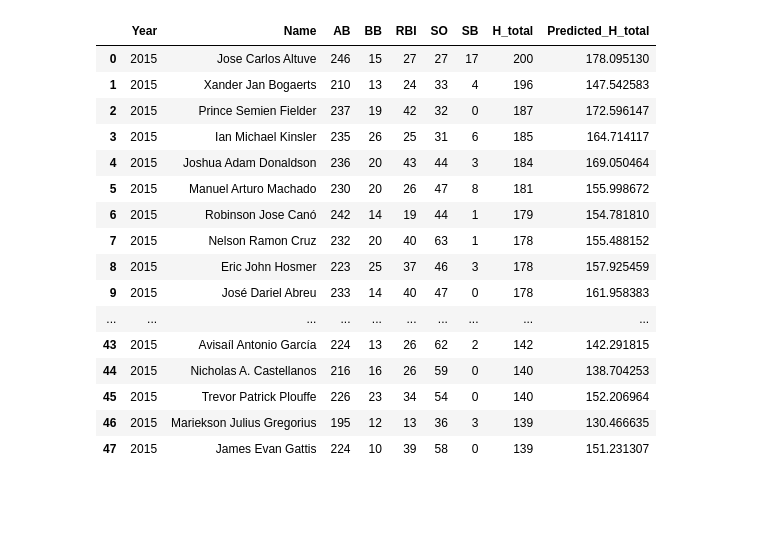
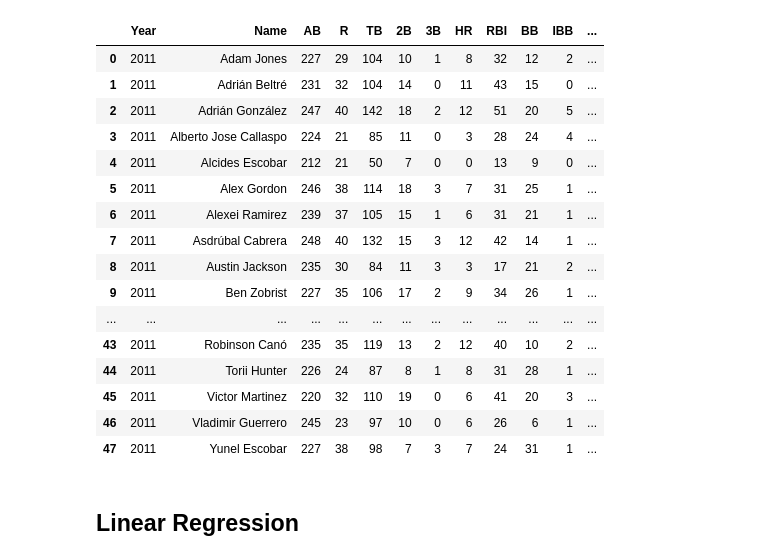
Before and after one commit to Ota1022/mlb-data-analysis, a Jupyter notebook: analysis_60games.ipynb, the cells around one changed output. Cells and saved outputs as stored; diff of their text form; code cells hidden in the pictures; blank space fills up the shorter version.

```diff
--- a/analysis_60games.ipynb
+++ b/analysis_60games.ipynb
@@ -35,10 +38,11 @@ american2015["Year"] = 2015
 # %%
-data_frames = [american2011, american2012, american2013, american2014, american2015]
+data_frames = [american2011, american2013, american2014, american2015, american2022, american2023]
+years = [2011, 2013, 2014, 2015, 2022, 2023]
 
 total_hits_all_years = pd.concat(data_frames).groupby(['Year', 'Name'])['H'].sum().reset_index()
 
 for i in range(len(data_frames)):
-    data_frames[i]["Year"] = 2011 + i
+    data_frames[i]["Year"] = years[i]
     data_frames[i]["Game_ID"] = data_frames[i].groupby(["Name"]).cumcount() + 1
     data_frames[i] = data_frames[i][
         data_frames[i]["Game_ID"] <= 60
@@ -46,11 +50,18 @@ for i in range(len(data_frames)):
 
     data_frames[i] = data_frames[i].groupby(['Year', 'Name']).agg({
         "AB": "sum",
+        "R": "sum",
         "H": "sum",
+        "TB": "sum",
+        "2B": "sum",
+        "3B": "sum",
+        "HR": "sum",
+        "RBI": "sum",
         "BB": "sum",
-        "RBI": "sum",
+        "IBB": "sum",
         "SO": "sum",
         "SB": "sum",
+        "CS": "sum",
     }).reset_index()
     data_frames[i] = data_frames[i].merge(total_hits_all_years, on=['Year', 'Name'], suffixes=('', '_total'))
     data_frames[i] = data_frames[i].drop(columns='H')
@@ -61,0 +75,20 @@ data_2015 = data_frames[4]
+# %%
+data_2011
+# %% [output]
+|  | Year | Name | AB | R | TB | 2B | 3B | HR | RBI | BB | IBB | ... |
+| 0 | 2011 | Adam Jones | 227 | 29 | 104 | 10 | 1 | 8 | 32 | 12 | 2 | ... |
+| 1 | 2011 | Adrián Beltré | 231 | 32 | 104 | 14 | 0 | 11 | 43 | 15 | 0 | ... |
+| 2 | 2011 | Adrián González | 247 | 40 | 142 | 18 | 2 | 12 | 51 | 20 | 5 | ... |
+| 3 | 2011 | Alberto Jose Callaspo | 224 | 21 | 85 | 11 | 0 | 3 | 28 | 24 | 4 | ... |
+| 4 | 2011 | Alcides Escobar | 212 | 21 | 50 | 7 | 0 | 0 | 13 | 9 | 0 | ... |
+| 5 | 2011 | Alex Gordon | 246 | 38 | 114 | 18 | 3 | 7 | 31 | 25 | 1 | ... |
+| 6 | 2011 | Alexei Ramirez | 239 | 37 | 105 | 15 | 1 | 6 | 31 | 21 | 1 | ... |
+| 7 | 2011 | Asdrúbal Cabrera | 248 | 40 | 132 | 15 | 3 | 12 | 42 | 14 | 1 | ... |
+| 8 | 2011 | Austin Jackson | 235 | 30 | 84 | 11 | 3 | 3 | 17 | 21 | 2 | ... |
+| 9 | 2011 | Ben Zobrist | 227 | 35 | 106 | 17 | 2 | 9 | 34 | 26 | 1 | ... |
+| ... | ... | ... | ... | ... | ... | ... | ... | ... | ... | ... | ... | ... |
+| 43 | 2011 | Robinson Canó | 235 | 35 | 119 | 13 | 2 | 12 | 40 | 10 | 2 | ... |
+| 44 | 2011 | Torii Hunter | 226 | 24 | 87 | 8 | 1 | 8 | 31 | 28 | 1 | ... |
+| 45 | 2011 | Victor Martinez | 220 | 32 | 110 | 19 | 0 | 6 | 41 | 20 | 3 | ... |
+| 46 | 2011 | Vladimir Guerrero | 245 | 23 | 97 | 10 | 0 | 6 | 26 | 6 | 1 | ... |
+| 47 | 2011 | Yunel Escobar | 227 | 38 | 98 | 7 | 3 | 7 | 24 | 31 | 1 | ... |
@@ -61,0 +128,2 @@ data_2015 = data_frames[4]
+# %% [markdown]
+## Linear Regression
@@ -62,38 +178,12 @@ data_2015 = data_frames[4]
 # %%
-model_2011 = LinearRegression()
-model_2011.fit(data_2011.drop(columns=["Name", "Year", "H_total"]), data_2011["H_total"])
+# X_test = data_2023.drop(columns=["Name", "Year", "H_total"])
 
-model_2013 = LinearRegression()
-model_2013.fit(data_2013.drop(columns=["Name", "Year", "H_total"]), data_2013["H_total"])
+# preds_2011 = LRmodel_2011.predict(X_test)
+# preds_2013 = LRmodel_2013.predict(X_test)
+# preds_2014 = LRmodel_2014.predict(X_test)
+# preds_2015 = LRmodel_2015.predict(X_test)
 
-model_2014 = LinearRegression()
-model_2014.fit(data_2014.drop(columns=["Name", "Year", "H_total"]), data_2014["H_total"])
-
-X_test = data_2015.drop(columns=["Name", "Year", "H_total"])
-
-preds_2011 = model_2011.predict(X_test)
-preds_2013 = model_2013.predict(X_test)
-preds_2014 = model_2014.predict(X_test)
-
-final_preds = (preds_2011 + preds_2013 + preds_2014) / 3.0
-data_2015["Predicted_H_total"] = final_preds
-sorted_data_2015 = data_2015.sort_values(by='H_total', ascending=False).reset_index(drop=True)
-sorted_data_2015
+# final_preds = (preds_2011 + preds_2013 + preds_2014 + preds_2015) / 4.0
+# data_2023["Predicted_H_total"] = final_preds
+# sorted_data_2023 = data_2023.sort_values(by='Predicted_H_total', ascending=False).reset_index(drop=True)
+# sorted_data_2023
-# %% [output]
-|  | Year | Name | AB | BB | RBI | SO | SB | H_total | Predicted_H_total |
-| 0 | 2015 | Jose Carlos Altuve | 246 | 15 | 27 | 27 | 17 | 200 | 178.095130 |
-| 1 | 2015 | Xander Jan Bogaerts | 210 | 13 | 24 | 33 | 4 | 196 | 147.542583 |
-| 2 | 2015 | Prince Semien Fielder | 237 | 19 | 42 | 32 | 0 | 187 | 172.596147 |
-| 3 | 2015 | Ian Michael Kinsler | 235 | 26 | 25 | 31 | 6 | 185 | 164.714117 |
-| 4 | 2015 | Joshua Adam Donaldson | 236 | 20 | 43 | 44 | 3 | 184 | 169.050464 |
-| 5 | 2015 | Manuel Arturo Machado | 230 | 20 | 26 | 47 | 8 | 181 | 155.998672 |
-| 6 | 2015 | Robinson Jose Canó | 242 | 14 | 19 | 44 | 1 | 179 | 154.781810 |
-| 7 | 2015 | Nelson Ramon Cruz | 232 | 20 | 40 | 63 | 1 | 178 | 155.488152 |
-| 8 | 2015 | Eric John Hosmer | 223 | 25 | 37 | 46 | 3 | 178 | 157.925459 |
-| 9 | 2015 | José Dariel Abreu | 233 | 14 | 40 | 47 | 0 | 178 | 161.958383 |
-| ... | ... | ... | ... | ... | ... | ... | ... | ... | ... |
-| 43 | 2015 | Avisaíl Antonio García | 224 | 13 | 26 | 62 | 2 | 142 | 142.291815 |
-| 44 | 2015 | Nicholas A. Castellanos | 216 | 16 | 26 | 59 | 0 | 140 | 138.704253 |
-| 45 | 2015 | Trevor Patrick Plouffe | 226 | 23 | 34 | 54 | 0 | 140 | 152.206964 |
-| 46 | 2015 | Mariekson Julius Gregorius | 195 | 12 | 13 | 36 | 3 | 139 | 130.466635 |
-| 47 | 2015 | James Evan Gattis | 224 | 10 | 39 | 58 | 0 | 139 | 151.231307 |
```
Also changed, not shown: parts of 11 cells of this notebook, 1 other file.
